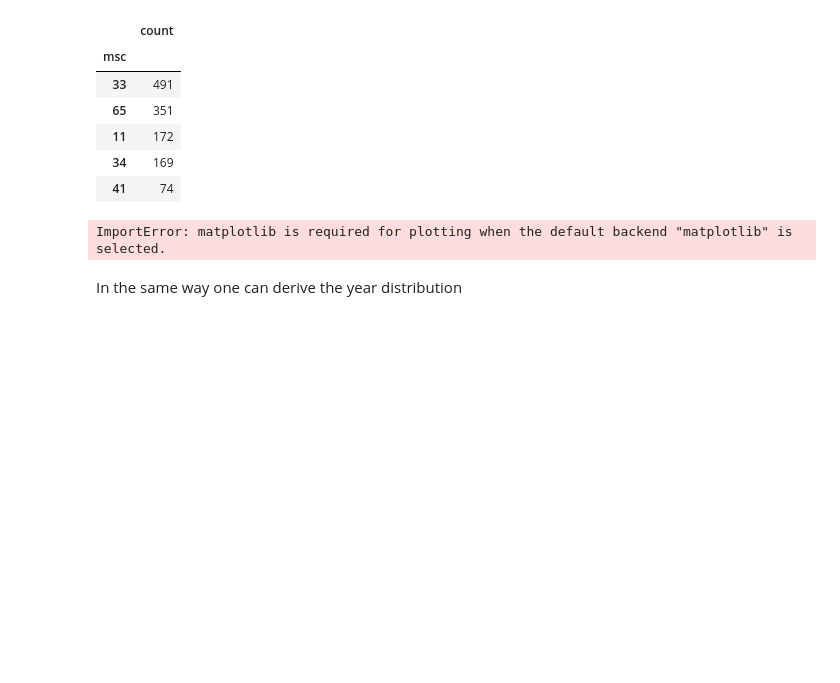
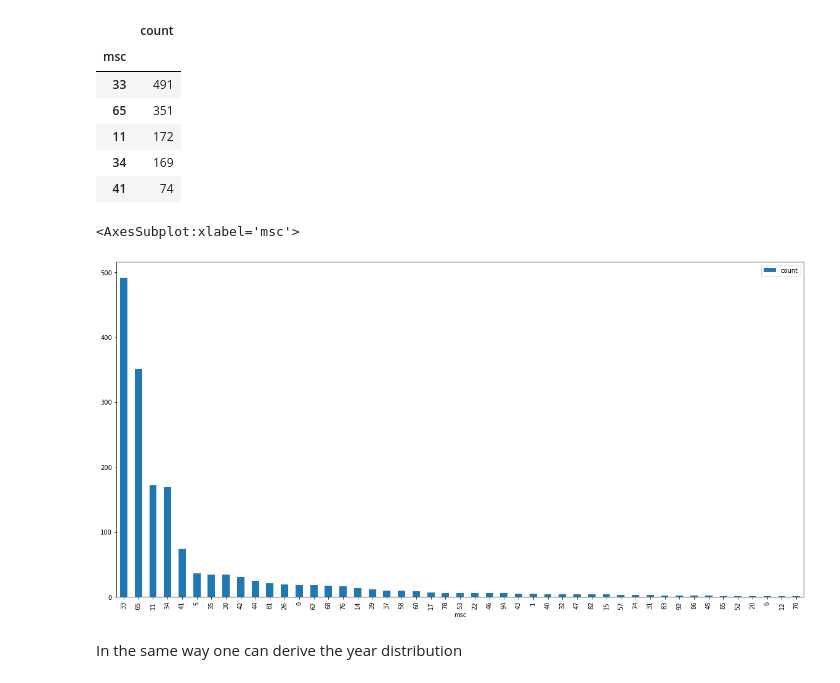
Before and after one commit to zbMATHOpen/LinksApiJupyterDemo, a Jupyter notebook: notebooks/zbLink_mathplotlib.ipynb, the cells around one changed output. Cells and saved outputs as stored; diff of their text form; code cells hidden in the pictures; blank space fills up the shorter version.

```diff
--- a/notebooks/zbLink_mathplotlib.ipynb
+++ b/notebooks/zbLink_mathplotlib.ipynb
@@ -4,6 +4,8 @@
 This notebooks demonstrates some of the capabilites of the zbMATH links API.
 # %%
 import pandas as pd
+import matplotlib
+matplotlib.rcParams['figure.figsize'] = (20, 10)
 # %% [markdown]
 Load statics for msc distribtion.
 # %%
@@ -20,10 +22,10 @@ msc.head()
 | 34 | 169 |
 | 41 | 74 |
 # %%
-fig=msc.plot(y='count',kind='bar')
-fig.show()
+msc.plot(y='count',kind='bar')
 # %% [output]
-ImportError: matplotlib is required for plotting when the default backend "matplotlib" is selected.
+<AxesSubplot:xlabel='msc'>
+[figure, added]
 # %% [markdown]
 In the same way one can derive the year distribution
 # %%
```
Also changed, not shown: parts of 6 cells of this notebook.
